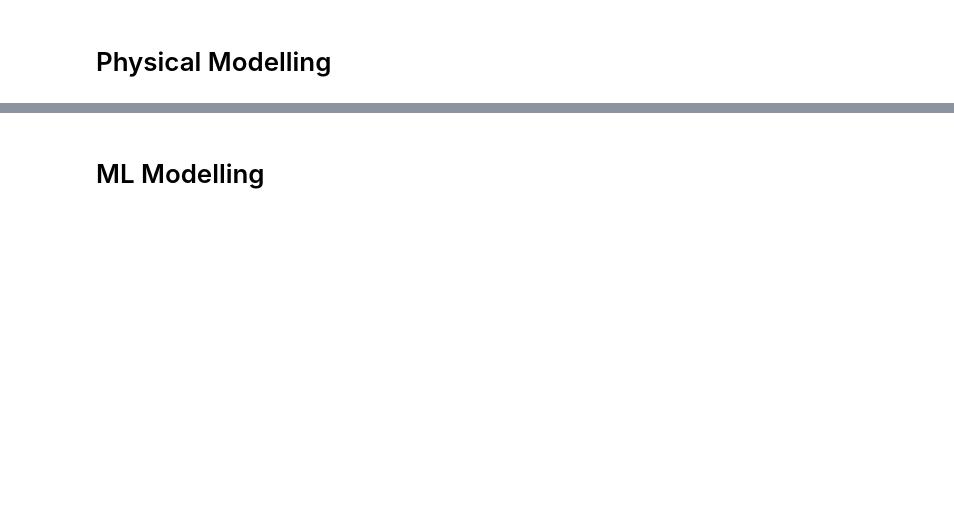
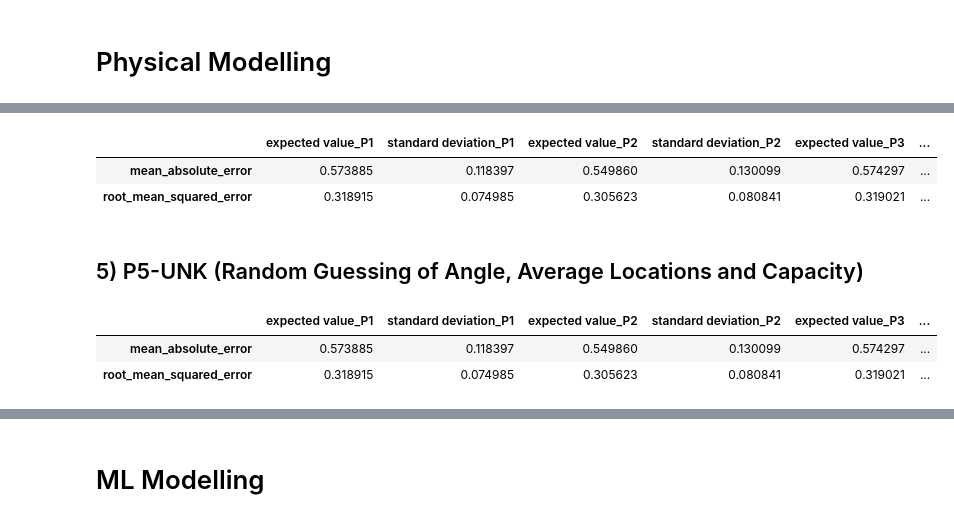
Before and after one commit to nikohou/pv-data-utility-suite, a Jupyter notebook: notebooks/generalizer.ipynb, the cells around one changed output, grey strips where cells are left out. Drawn from its saved outputs; the diff is of its cells as text; code cells hidden in the pictures; blank space fills up the shorter version.

```diff
--- a/notebooks/generalizer.ipynb
+++ b/notebooks/generalizer.ipynb
@@ -333,0 +501,10 @@ acc_bar_plot(df_plot_rmse, "RMSE")
+# %%
+scenario_name = "P4"
+dfs_skill_score.append(metric_skill_score(df_accs_persistence, df_acc_p4,scenario_name))
+pd.concat(dfs_skill_score, axis = 1)
+# %% [output]
+|  | expected value_P1 | standard deviation_P1 | expected value_P2 | standard deviation_P2 | expected value_P3 | ... |
+| mean_absolute_error | 0.573885 | 0.118397 | 0.549860 | 0.130099 | 0.574297 | ... |
+| root_mean_squared_error | 0.318915 | 0.074985 | 0.305623 | 0.080841 | 0.319021 | ... |
+# %% [markdown]
+## 5) P5-UNK (Random Guessing of Angle, Average Locations and Capacity)
@@ -333,0 +534,6 @@ acc_bar_plot(df_plot_rmse, "RMSE")
+# %%
+df_plot
+# %% [output]
+|  | expected value_P1 | standard deviation_P1 | expected value_P2 | standard deviation_P2 | expected value_P3 | ... |
+| mean_absolute_error | 0.573885 | 0.118397 | 0.549860 | 0.130099 | 0.574297 | ... |
+| root_mean_squared_error | 0.318915 | 0.074985 | 0.305623 | 0.080841 | 0.319021 | ... |
```
Also changed, not shown: parts of 59 cells of this notebook, 5 other files.
